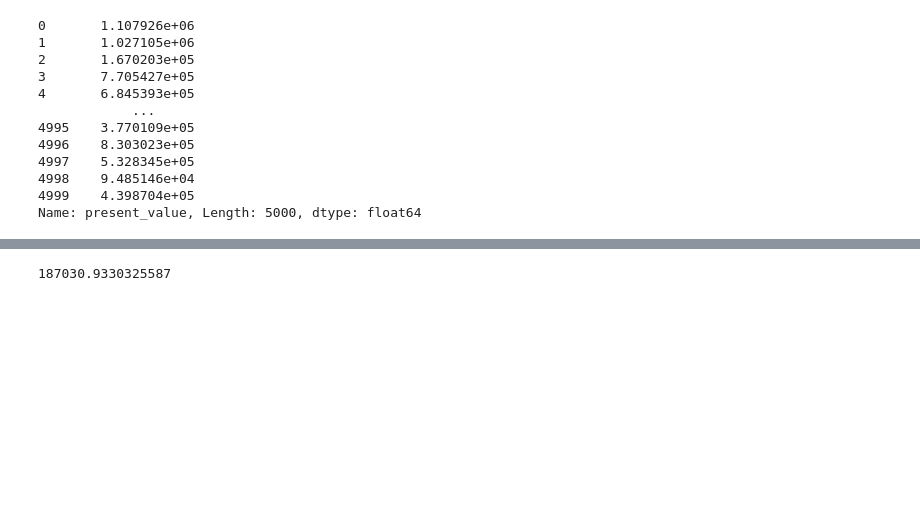
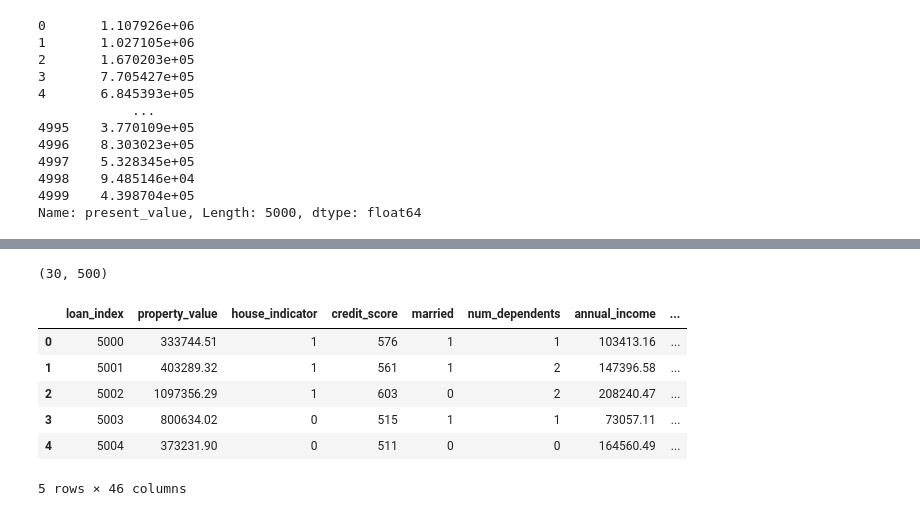
Before and after one commit to rezabrizi/Mortgage-Modeling, a Jupyter notebook: model.ipynb, the cells around one changed output, grey strips where cells are left out. Cells and saved outputs as stored; diff of their text form; code cells hidden in the pictures; blank space fills up the shorter version.

```diff
--- a/model.ipynb
+++ b/model.ipynb
@@ -409,11 +439,36 @@ present_value
+# %%
+yearly_classification_auction_probabilities = yearly_default_classification_model.predict_proba(X)
+yearly_default_classification_auction_probabilities = [probs[:, 1] for probs in yearly_classification_auction_probabilities]
+yearly_default_classification_auction_probabilities = np.array(yearly_default_classification_auction_probabilities)
+(yearly_default_classification_auction_probabilities).shape
+# %% [output]
+(30, 500)
+# %%
+for i in range(1, 31):
+    auction.loc[X.index, f'default_year_{i}_classification_probability'] = yearly_default_classification_auction_probabilities[i-1]
+# %%
+simple_classification_auction_probabilities = simple_default_classficaiton_model.predict_proba(X)[:, 1]
+# %%
+auction.loc[X.index, 'predicted_default_classification_probability'] = simple_classification_auction_probabilities
+# %%
+auction.head()
+# %% [output]
+|  | loan_index | property_value | house_indicator | credit_score | married | num_dependents | annual_income | ... |
+| 0 | 5000 | 333744.51 | 1 | 576 | 1 | 1 | 103413.16 | ... |
+| 1 | 5001 | 403289.32 | 1 | 561 | 1 | 2 | 147396.58 | ... |
+| 2 | 5002 | 1097356.29 | 1 | 603 | 0 | 2 | 208240.47 | ... |
+| 3 | 5003 | 800634.02 | 0 | 515 | 1 | 1 | 73057.11 | ... |
+| 4 | 5004 | 373231.90 | 0 | 511 | 0 | 0 | 164560.49 | ... |
+5 rows × 46 columns
 # %%
-
-for idx, row in mortgage.iterrows():
-    if (idx == 0):
-        presentValue = 0
+def calculateBid(df, base_rate, model):
+    for idx, row in df.iterrows():
+        default_probability = row['predicted_default_classification_probability']
+        margin = 0.1 * (1 + default_probability)
+        presentValueYearlyDefault = 0
+        annuity = row['pmt']
         for i in range(1, 31):
-            A_i = row[f'pmt_{i}']
-            presentValue += (A_i) / (pow((1 + 0.044), i))
-        print(present_value)
+            A_i = annuity * (1 - row[f'default_year_{i}_{model}_probability'])
+            presentValueYearlyDefault += (A_i) / (pow((1 + base_rate), i))
+        presentValueYearlyDefault = presentValueYearlyDefault * (1-margin)
+        df.loc[idx, 'bid'] = presentValueYearlyDefault
-# %% [output]
-187030.9330325587
```
Also changed, not shown: parts of 27 cells of this notebook, 4 other files.
